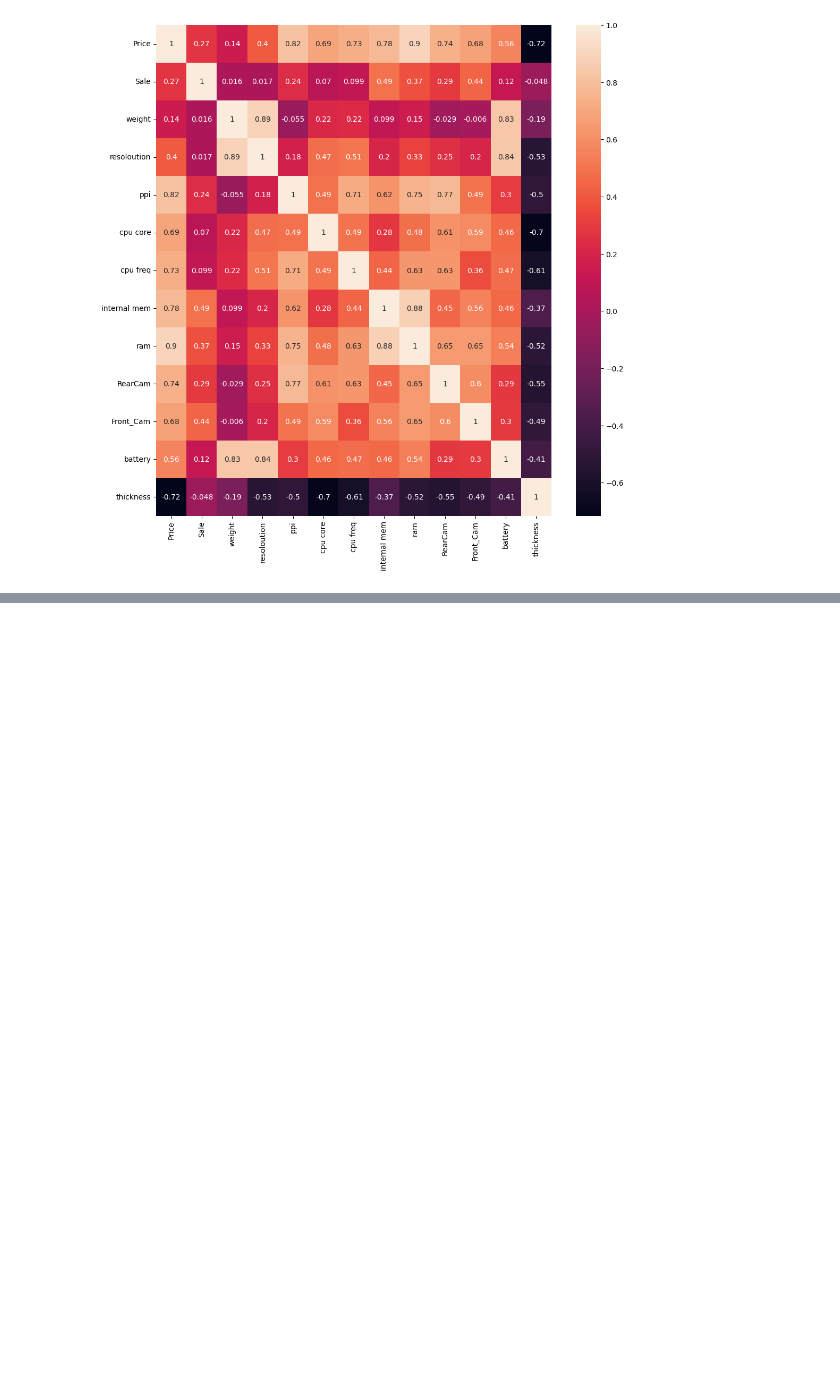
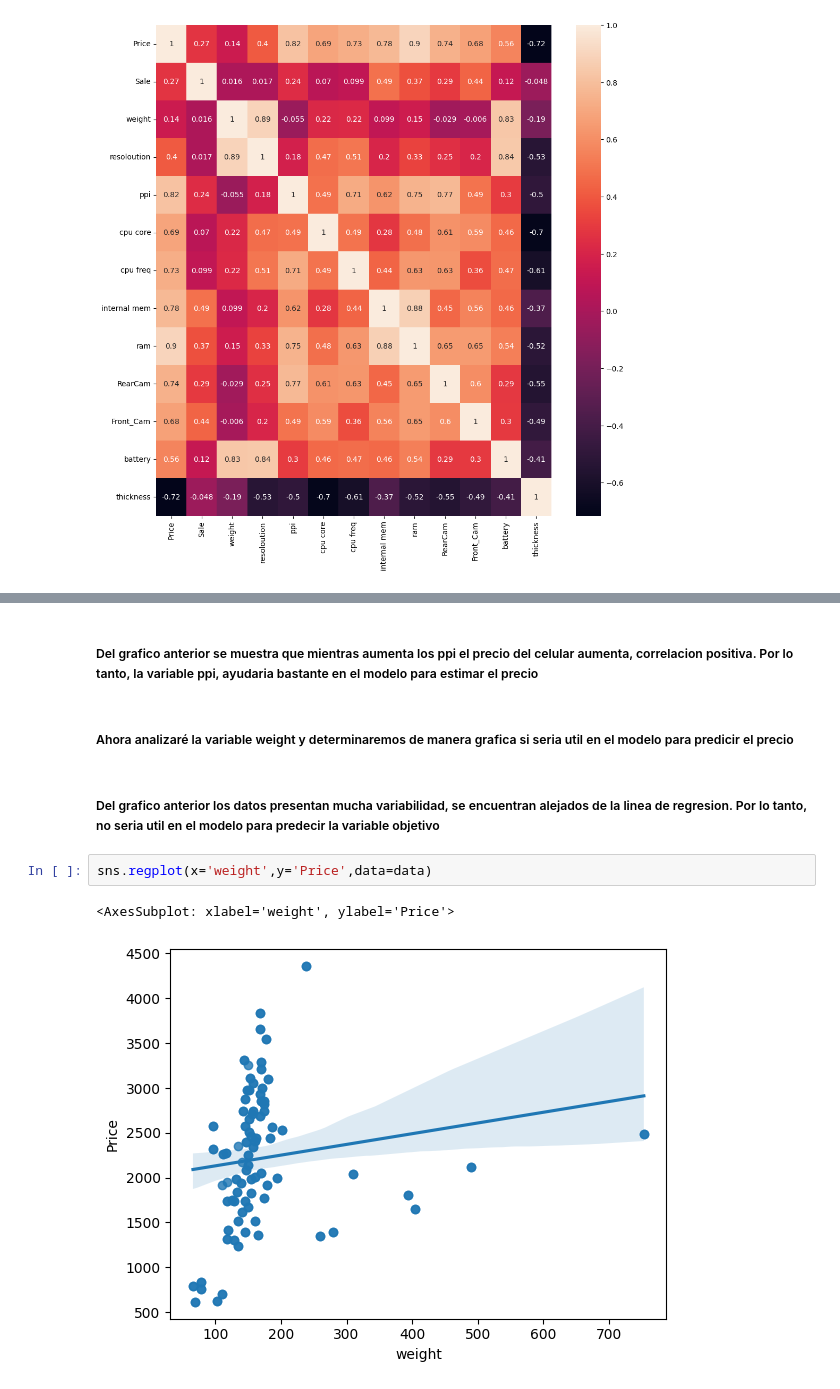
Before and after one commit to Aldoju/ML_Movil, a Jupyter notebook: MobilePrediction.ipynb, the cells around one changed output, grey strips where cells are left out. Saved outputs shown, nothing was run; the diff lists cells and outputs as text; blank space fills up the shorter version.

Commit message:
analisis completo, desarrollo y evaluacion de modelo en proceso

```diff
--- a/MobilePrediction.ipynb
+++ b/MobilePrediction.ipynb
@@ -58,0 +64,11 @@ sns.heatmap(data.corr(), annot=True)
+# %% [markdown]
+##### Del grafico anterior se muestra que mientras aumenta los ppi el precio del celular aumenta, correlacion positiva. Por lo tanto, la variable ppi, ayudaria bastante en el modelo para estimar el precio
+# %% [markdown]
+##### Ahora analizaré la variable weight y determinaremos de manera grafica si seria util en el modelo para predicir el precio
+# %% [markdown]
+##### Del grafico anterior los datos presentan mucha variabilidad, se encuentran alejados de la linea de regresion. Por lo tanto, no seria util en el modelo para predecir la variable objetivo
+# %%
+sns.regplot(x='weight',y='Price',data=data)
+# %% [output]
+<AxesSubplot: xlabel='weight', ylabel='Price'>
+[figure, added]
```
Also changed, not shown: parts of 18 cells of this notebook.
